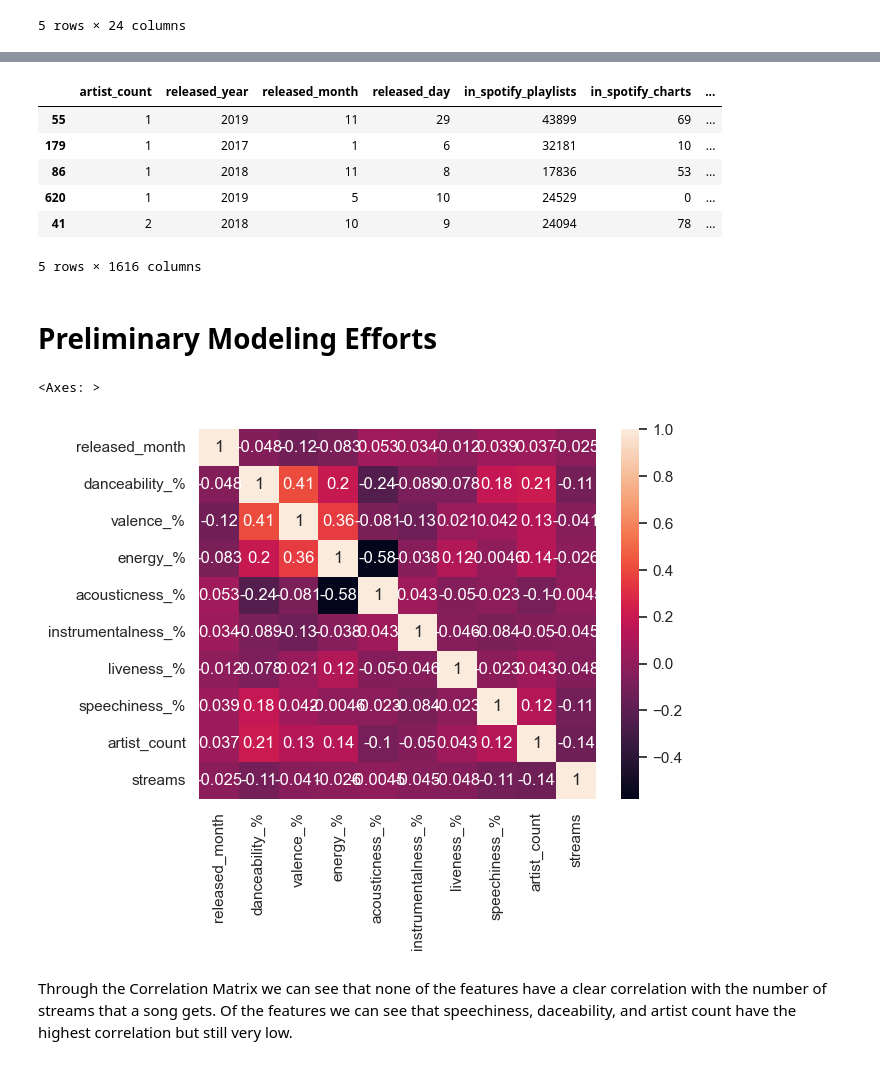
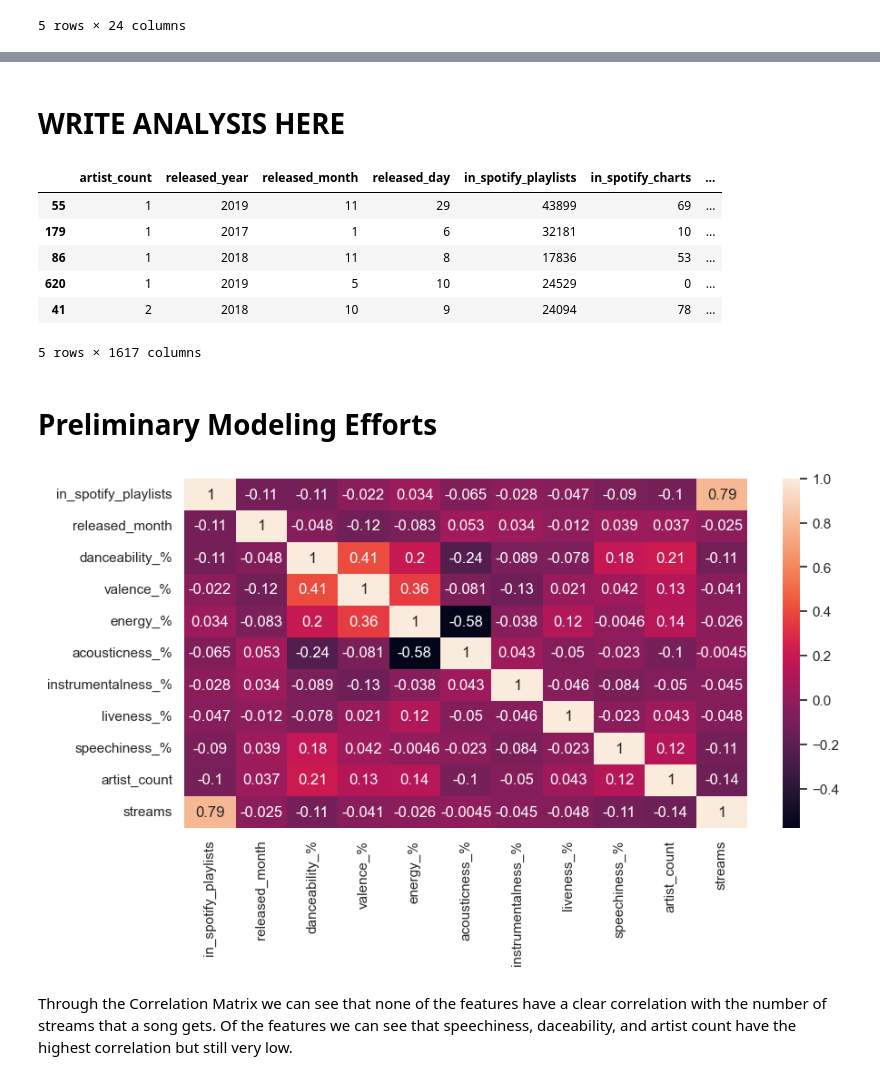
Before and after one commit to uzitak161/DS3000_Project, a Jupyter notebook: Project.EDA.ipynb, the cells around one changed output, grey strips where cells are left out. Cells and saved outputs as stored; diff of their text form; code cells hidden in the pictures.

Commit message:
Added EDA visualizations

```diff
--- a/Project.EDA.ipynb
+++ b/Project.EDA.ipynb
@@ -162,0 +192,11 @@ df.head(5)
+# %%
+# Append a new column with the number of artists of the song
+df['number_of_artists'] = df['artist(s)_name'].apply(lambda x: len(x.split(',')))
+
+# Plot artist count vs streams
+plt.figure(figsize=(10, 5))
+sns.scatterplot(data=df, x='number_of_artists', y='streams')
+plt.show()
+
+# Correlation of number_of_artists and streams
+print(df['number_of_artists'].corr(df['streams']))
@@ -163,9 +230,10 @@ df.head(5)
+# %% [markdown]
+# WRITE ANALYSIS HERE #
 # %%
 # knn nearest neighbor algorithm implementation
-
 SEED = 7
 
-df = pd.get_dummies(df, drop_first=True) #drop one of the encoded gender columns
+df = pd.get_dummies(df, drop_first=True)
 df.head()
 # %% [output]
 |  | artist_count | released_year | released_month | released_day | in_spotify_playlists | in_spotify_charts | ... |
@@ -174,15 +242,19 @@ df.head()
 | 86 | 1 | 2018 | 11 | 8 | 17836 | 53 | ... |
 | 620 | 1 | 2019 | 5 | 10 | 24529 | 0 | ... |
 | 41 | 2 | 2018 | 10 | 9 | 24094 | 78 | ... |
-5 rows × 1616 columns
+5 rows × 1617 columns
 # %% [markdown]
 # Preliminary Modeling Efforts #
 # %%
 # Create a correlation matrix of the features
-sns.heatmap(df[['released_month', 'danceability_%', 'valence_%', 'energy_%', 'acousticness_%' , 'instrumentalness_%', 'liveness_%', 'speechiness_%', 'artist_count', 'streams']].corr(), annot=True)
+
+plt.figure(figsize=(10, 5))
+
+sns.heatmap(df[['in_spotify_playlists', 'released_month', 'danceability_%', 'valence_%', 'energy_%', 'acousticness_%' , 'instrumentalness_%', 'liveness_%', 'speechiness_%', 'artist_count', 'streams']].corr(), annot=True)
+
+plt.show()
 # %% [output]
-<Axes: >
-[figure, old version]
+[figure, new version]
 # %% [markdown]
 Through the Correlation Matrix we can see that none of the features have a clear correlation with the number of streams that a song gets. Of the features we can see that speechiness, daceability, and artist count have the highest correlation but still very low.
 # %% [markdown]
```
Also changed, not shown: parts of 11 cells of this notebook.
